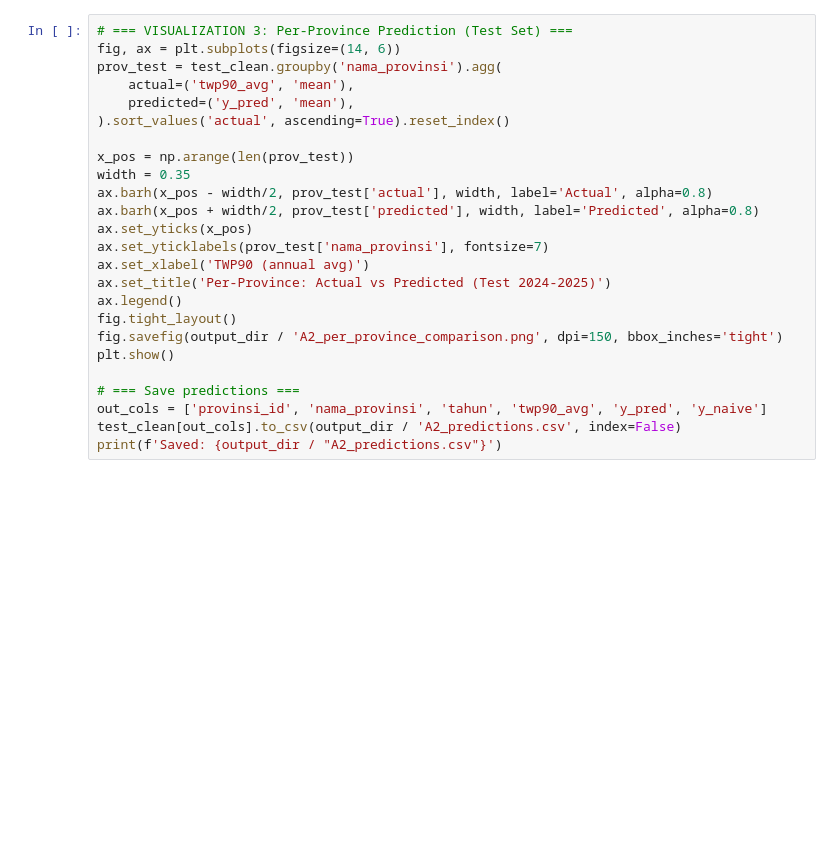
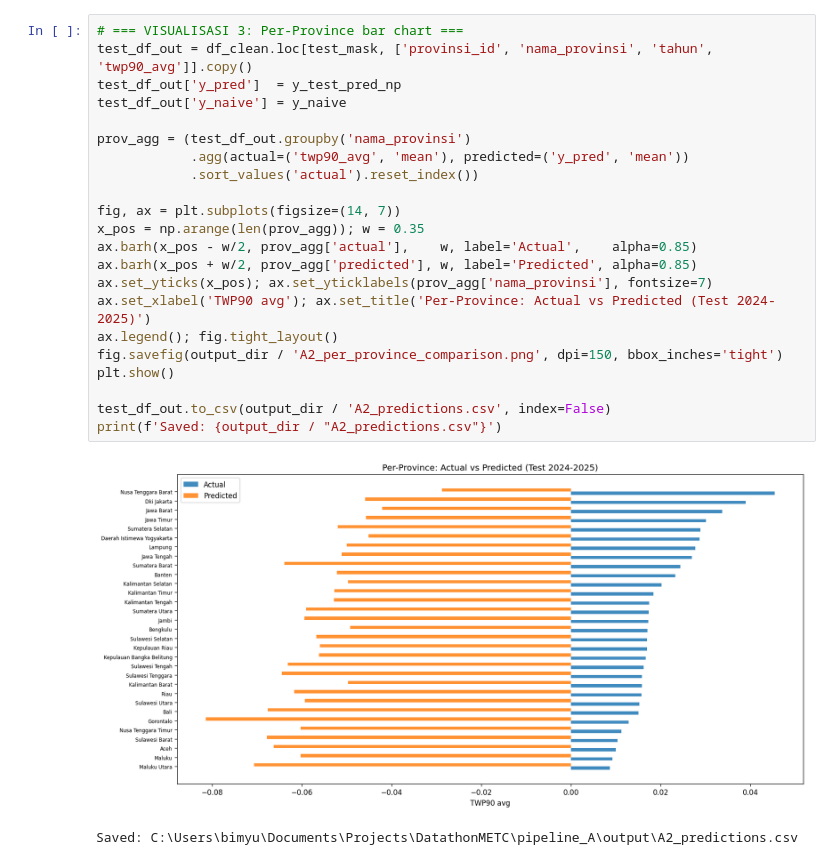
Before and after one commit to bimyusufk/Microsoft-Datathon-TWP90-Early-Warning-System, a Jupyter notebook: pipeline_A/A2_panel_fixed_effects.ipynb, the cells around one changed output. Cells and saved outputs as stored; diff of their text form; blank space fills up the shorter version.

```diff
--- a/pipeline_A/A2_panel_fixed_effects.ipynb
+++ b/pipeline_A/A2_panel_fixed_effects.ipynb
@@ -247,26 +281,26 @@ plt.show()
-# %%
-# === VISUALIZATION 3: Per-Province Prediction (Test Set) ===
-fig, ax = plt.subplots(figsize=(14, 6))
-prov_test = test_clean.groupby('nama_provinsi').agg(
-    actual=('twp90_avg', 'mean'),
-    predicted=('y_pred', 'mean'),
-).sort_values('actual', ascending=True).reset_index()
-
-x_pos = np.arange(len(prov_test))
-width = 0.35
-ax.barh(x_pos - width/2, prov_test['actual'], width, label='Actual', alpha=0.8)
-ax.barh(x_pos + width/2, prov_test['predicted'], width, label='Predicted', alpha=0.8)
-ax.set_yticks(x_pos)
-ax.set_yticklabels(prov_test['nama_provinsi'], fontsize=7)
-ax.set_xlabel('TWP90 (annual avg)')
-ax.set_title('Per-Province: Actual vs Predicted (Test 2024-2025)')
-ax.legend()
-fig.tight_layout()
-fig.savefig(output_dir / 'A2_per_province_comparison.png', dpi=150, bbox_inches='tight')
-plt.show()
-
-# === Save predictions ===
-out_cols = ['provinsi_id', 'nama_provinsi', 'tahun', 'twp90_avg', 'y_pred', 'y_naive']
-test_clean[out_cols].to_csv(output_dir / 'A2_predictions.csv', index=False)
-print(f'Saved: {output_dir / "A2_predictions.csv"}')
+# %%
+# === VISUALISASI 3: Per-Province bar chart ===
+test_df_out = df_clean.loc[test_mask, ['provinsi_id', 'nama_provinsi', 'tahun', 'twp90_avg']].copy()
+test_df_out['y_pred']  = y_test_pred_np
+test_df_out['y_naive'] = y_naive
+
+prov_agg = (test_df_out.groupby('nama_provinsi')
+            .agg(actual=('twp90_avg', 'mean'), predicted=('y_pred', 'mean'))
+            .sort_values('actual').reset_index())
+
+fig, ax = plt.subplots(figsize=(14, 7))
+x_pos = np.arange(len(prov_agg)); w = 0.35
+ax.barh(x_pos - w/2, prov_agg['actual'],    w, label='Actual',    alpha=0.85)
+ax.barh(x_pos + w/2, prov_agg['predicted'], w, label='Predicted', alpha=0.85)
+ax.set_yticks(x_pos); ax.set_yticklabels(prov_agg['nama_provinsi'], fontsize=7)
+ax.set_xlabel('TWP90 avg'); ax.set_title('Per-Province: Actual vs Predicted (Test 2024-2025)')
+ax.legend(); fig.tight_layout()
+fig.savefig(output_dir / 'A2_per_province_comparison.png', dpi=150, bbox_inches='tight')
+plt.show()
+
+test_df_out.to_csv(output_dir / 'A2_predictions.csv', index=False)
+print(f'Saved: {output_dir / "A2_predictions.csv"}')
+# %% [output]
+[figure, added]
+Saved: C:\Users\bimyu\Documents\Projects\DatathonMETC\pipeline_A\output\A2_predictions.csv
 # %%
```
Also changed, not shown: parts of 12 cells of this notebook, 9 other files.
